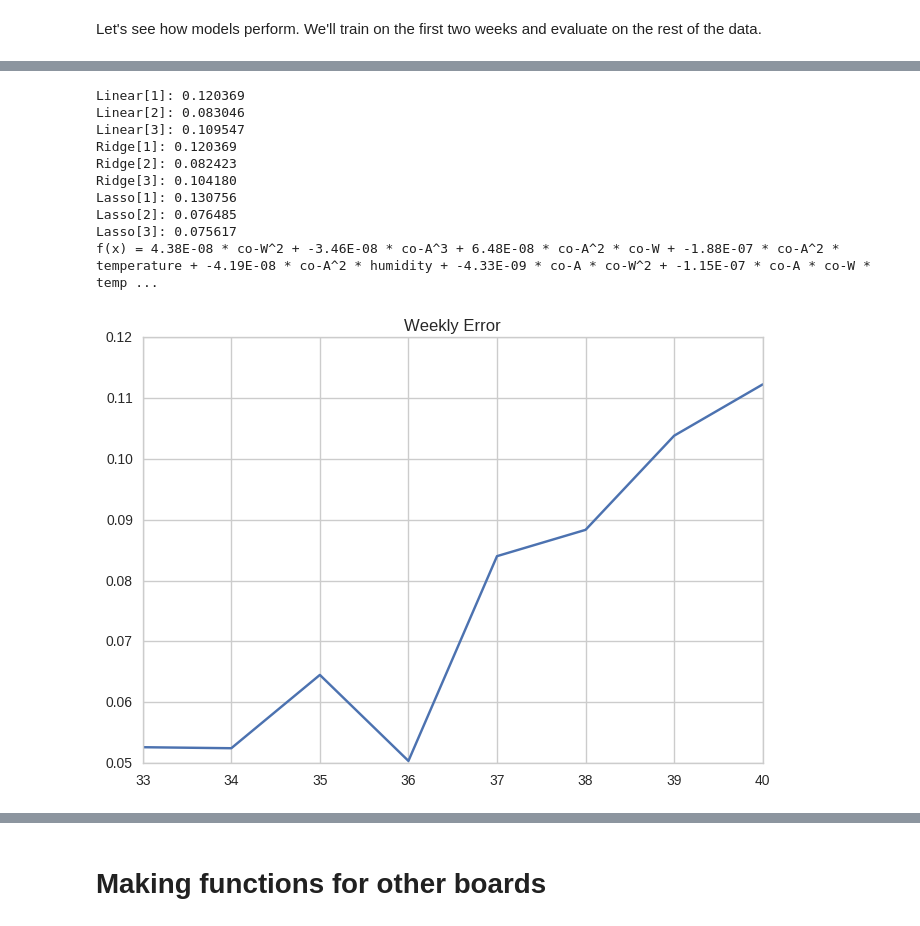
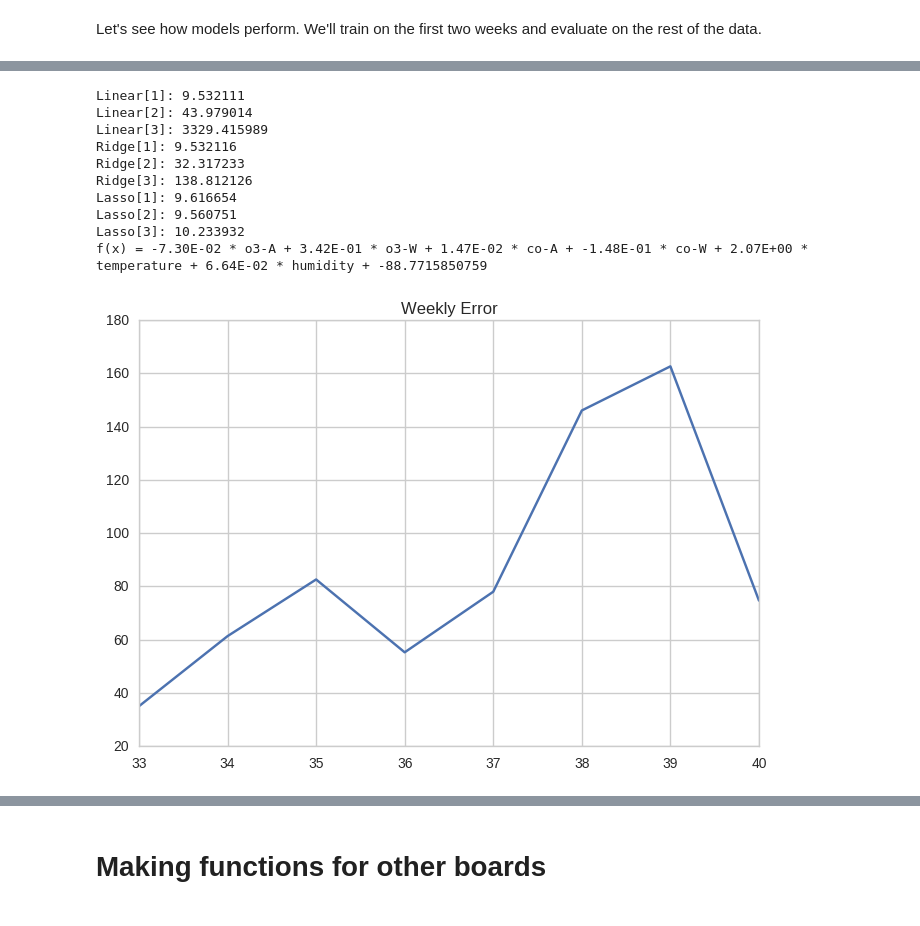
Before and after one commit to sharadmv/metasense, a Jupyter notebook: notebooks/Minute Models.ipynb, the cells around one changed output, grey strips where cells are left out. Drawn from its saved outputs; the diff is of its cells as text; code cells hidden in the pictures.

```diff
--- a/notebooks/Minute Models.ipynb
+++ b/notebooks/Minute Models.ipynb
@@ -16,7 +16,9 @@ warnings.filterwarnings('ignore')
 DATA_DIR = Path("/home/sharad/data/metasense/la/")
 # %%
 data = pd.read_csv(DATA_DIR / "all_data.csv", index_col='datetime', parse_dates=True)
+data = data.iloc[40:]
 data['temperature-F'] = 9.0 / 5.0 * data['temperature'] + 32
+data['co'] = data['co-W'] - data['co-A']
 # %% [markdown]
 ## Sanity Check
 # %%
@@ -39,8 +41,8 @@ Let's see how models perform. We'll train on the first two weeks and evaluate on
 train_data, test_data = data.loc[:"2016-08-18"], data.loc["2016-08-18":]
 def benchmark(name, cf, features, output):
     cf.fit(train_data[features], train_data[output])
-    error = np.sqrt((test_data[output] - cf.predict(test_data[features])) ** 2)
-    print("%s: %f" % (name, error.mean()))
+    error = (test_data[output] - cf.predict(test_data[features])) ** 2
+    print("%s: %f" % (name, np.sqrt(error.mean())))
     return (name, error, cf, features)
 
 BENCHMARKS = [
@@ -63,7 +65,7 @@ def benchmark_full(features, output):
     for name, cf in BENCHMARKS:
         results[name] = benchmark(name, cf, features, output)
         _, error, _, _ = results[name]
-        avg_error = error.mean()
+        avg_error = np.sqrt(error.mean())
         if avg_error < best[0]:
             best = (avg_error, results[name])
     print_function(best[1])
@@ -72,9 +74,19 @@ def print_function(result):
     name, _, cf, features = result
     poly = cf.named_steps['poly']
     func = cf.named_steps['cf'].coef_
+    intercept = cf.named_steps['cf'].intercept_
     print("f(x) = ", end="")
     terms = []
     for term in poly.powers_:
         polyterms = ["%s^%u" % (features[i], power) if power > 1 else "%s" % features[i] for i, power in enumerate(term) if power > 0]
         terms.append(" * ".join(polyterms))
-    print(" + ".join(["%.2E * %s" % (c, t) for c, t in zip(func, terms) if c != 0.0]))
+    print(" + ".join(["%.2E * %s" % (c, t) for c, t in zip(func, terms) if c != 0.0] + [str(intercept)]))
+# %%
+error, results = benchmark_full(*CO_FEATURES)
+results[1].groupby(lambda x: (x.month, x.day)).mean().plot()
+plt.title("Weekly Error")
+plt.show()
+test_data['co-error'] = results[1]
+train_data['co-error'] = (results[2].predict(train_data[CO_FEATURES[0]]) - train_data[CO_FEATURES[1]])
+test_data['co-prediction'] = results[2].predict(test_data[CO_FEATURES[0]])
+train_data['co-prediction'] = results[2].predict(train_data[CO_FEATURES[0]])
@@ -81,17 +122,21 @@ def print_function(result):
 # %%
-error, results = benchmark_full(*CO_FEATURES)
+error, results = benchmark_full(*O3_FEATURES)
 results[1].groupby(lambda x: x.week).mean().plot()
 plt.title("Weekly Error")
 plt.show()
+test_data['o3-error'] = results[1]
+train_data['o3-error'] = (results[2].predict(train_data[O3_FEATURES[0]]) - train_data[O3_FEATURES[1]])
+test_data['o3-prediction'] = results[2].predict(test_data[O3_FEATURES[0]])
+train_data['o3-prediction'] = results[2].predict(train_data[O3_FEATURES[0]])
 # %% [output]
-Linear[1]: 0.120369
-Linear[2]: 0.083046
-Linear[3]: 0.109547
-Ridge[1]: 0.120369
-Ridge[2]: 0.082423
-Ridge[3]: 0.104180
-Lasso[1]: 0.130756
-Lasso[2]: 0.076485
-Lasso[3]: 0.075617
-f(x) = 4.38E-08 * co-W^2 + -3.46E-08 * co-A^3 + 6.48E-08 * co-A^2 * co-W + -1.88E-07 * co-A^2 * temperature + -4.19E-08 * co-A^2 * humidity + -4.33E-09 * co-A * co-W^2 + -1.15E-07 * co-A * co-W * temp ...
+Linear[1]: 9.532111
+Linear[2]: 43.979014
+Linear[3]: 3329.415989
+Ridge[1]: 9.532116
+Ridge[2]: 32.317233
+Ridge[3]: 138.812126
+Lasso[1]: 9.616654
+Lasso[2]: 9.560751
+Lasso[3]: 10.233932
+f(x) = -7.30E-02 * o3-A + 3.42E-01 * o3-W + 1.47E-02 * co-A + -1.48E-01 * co-W + 2.07E+00 * temperature + 6.64E-02 * humidity + -88.7715850759
-[figure, old version]
+[figure, new version]
```
Also changed, not shown: parts of 12 cells of this notebook, 1 other file.
